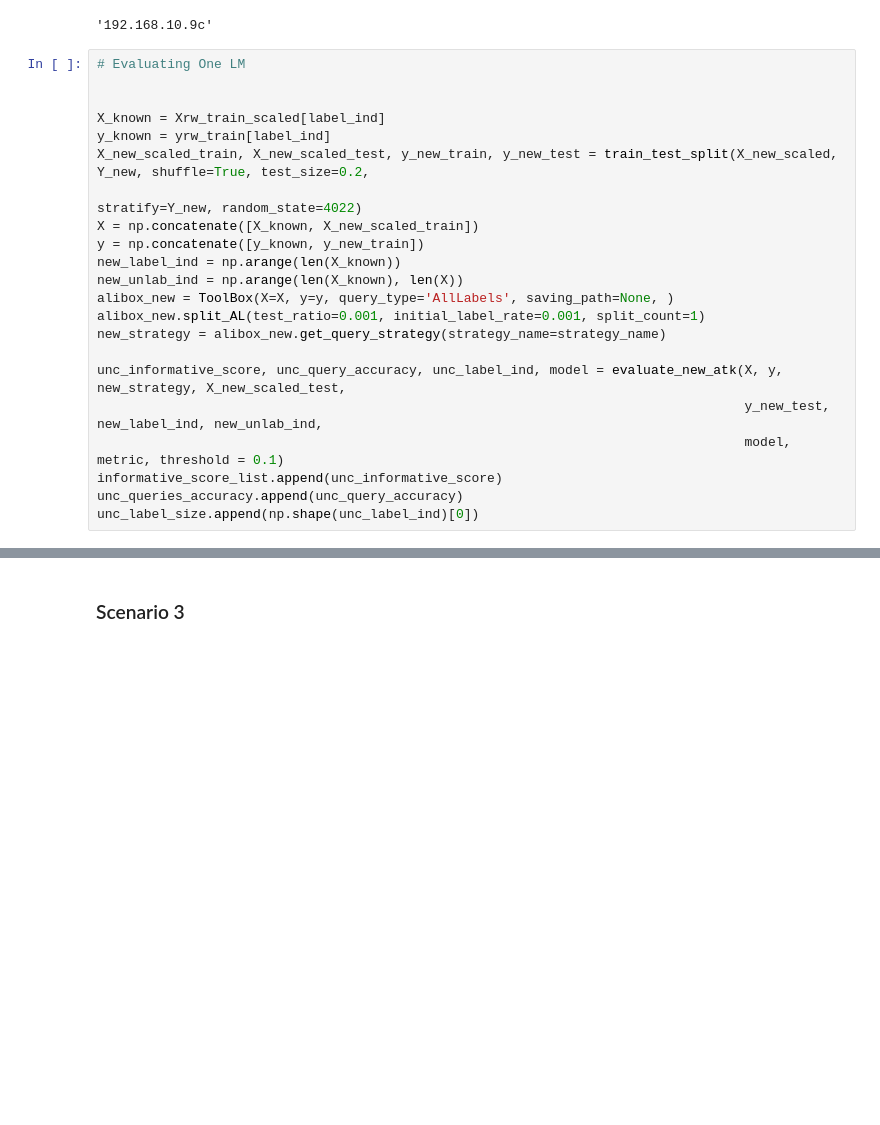
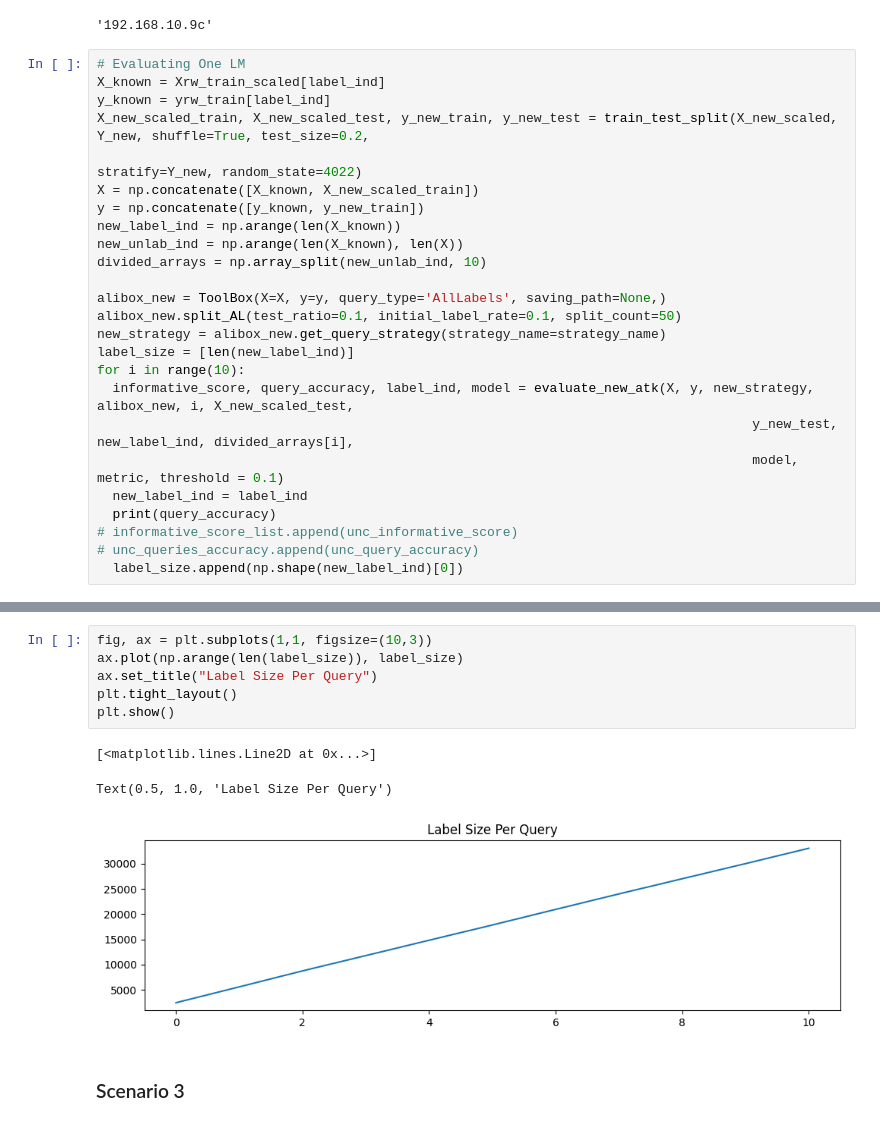
Before and after one commit to VincentSheh/NA_Model_Evaluation, a Jupyter notebook: TSAL.ipynb, the cells around one changed output, grey strips where cells are left out. Cells and saved outputs as stored; diff of their text form; blank space fills up the shorter version.

```diff
--- a/TSAL.ipynb
+++ b/TSAL.ipynb
@@ -1377,8 +1442,6 @@ last_ip
 '192.168.10.9c'
 # %%
 # Evaluating One LM
-
-
 X_known = Xrw_train_scaled[label_ind]
 y_known = yrw_train[label_ind]
 X_new_scaled_train, X_new_scaled_test, y_new_train, y_new_test = train_test_split(X_new_scaled, Y_new, shuffle=True, test_size=0.2,
@@ -1387,14 +1450,19 @@ X = np.concatenate([X_known, X_new_scaled_train])
 y = np.concatenate([y_known, y_new_train])
 new_label_ind = np.arange(len(X_known))
 new_unlab_ind = np.arange(len(X_known), len(X))
-alibox_new = ToolBox(X=X, y=y, query_type='AllLabels', saving_path=None, )
-alibox_new.split_AL(test_ratio=0.001, initial_label_rate=0.001, split_count=1)
+divided_arrays = np.array_split(new_unlab_ind, 10)
+
+alibox_new = ToolBox(X=X, y=y, query_type='AllLabels', saving_path=None,)
+alibox_new.split_AL(test_ratio=0.1, initial_label_rate=0.1, split_count=50)
 new_strategy = alibox_new.get_query_strategy(strategy_name=strategy_name)
-
-unc_informative_score, unc_query_accuracy, unc_label_ind, model = evaluate_new_atk(X, y, new_strategy, X_new_scaled_test,
-                                                                                   y_new_test, new_label_ind, new_unlab_ind,
-                                                                                   model, metric, threshold = 0.1)
-informative_score_list.append(unc_informative_score)
-unc_queries_accuracy.append(unc_query_accuracy)
-unc_label_size.append(np.shape(unc_label_ind)[0])
+label_size = [len(new_label_ind)]
+for i in range(10):
+  informative_score, query_accuracy, label_ind, model = evaluate_new_atk(X, y, new_strategy, alibox_new, i, X_new_scaled_test,
+                                                                                    y_new_test, new_label_ind, divided_arrays[i],
+                                                                                    model, metric, threshold = 0.1)
+  new_label_ind = label_ind
+  print(query_accuracy)
+# informative_score_list.append(unc_informative_score)
+# unc_queries_accuracy.append(unc_query_accuracy)
+  label_size.append(np.shape(new_label_ind)[0])
 # %% [output]
@@ -1418,3 +1503,13 @@ Added 1000 Shape of Label_ind: (3502,)
+# %%
+fig, ax = plt.subplots(1,1, figsize=(10,3))
+ax.plot(np.arange(len(label_size)), label_size)
+ax.set_title("Label Size Per Query")
+plt.tight_layout()
+plt.show()
+# %% [output]
+[<matplotlib.lines.Line2D at 0x...>]
+Text(0.5, 1.0, 'Label Size Per Query')
+[figure, added]
 # %% [markdown]
 ### Scenario 3
 # %% [markdown]
```
Also changed, not shown: parts of 24 cells of this notebook, 4 other files.
